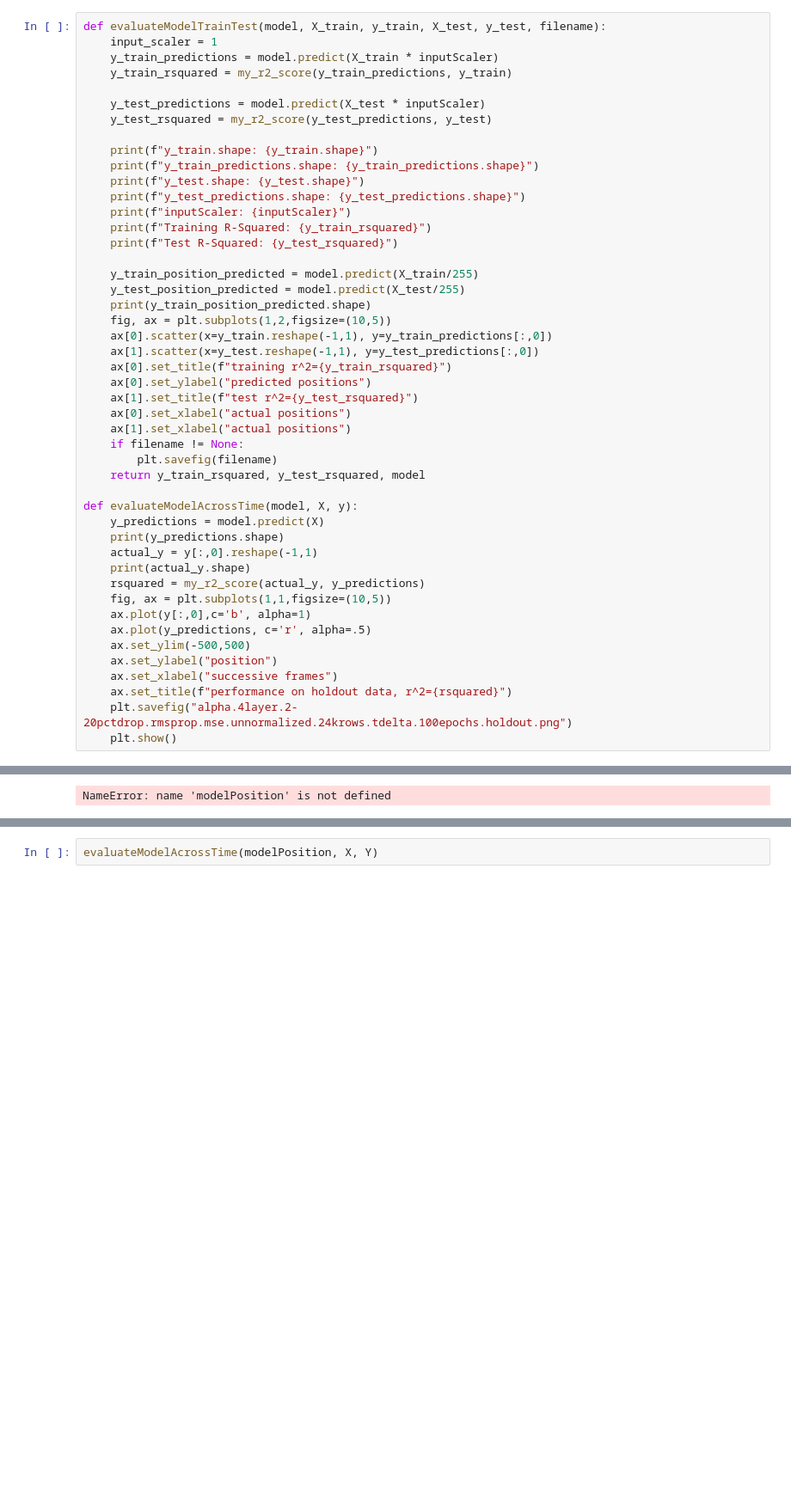
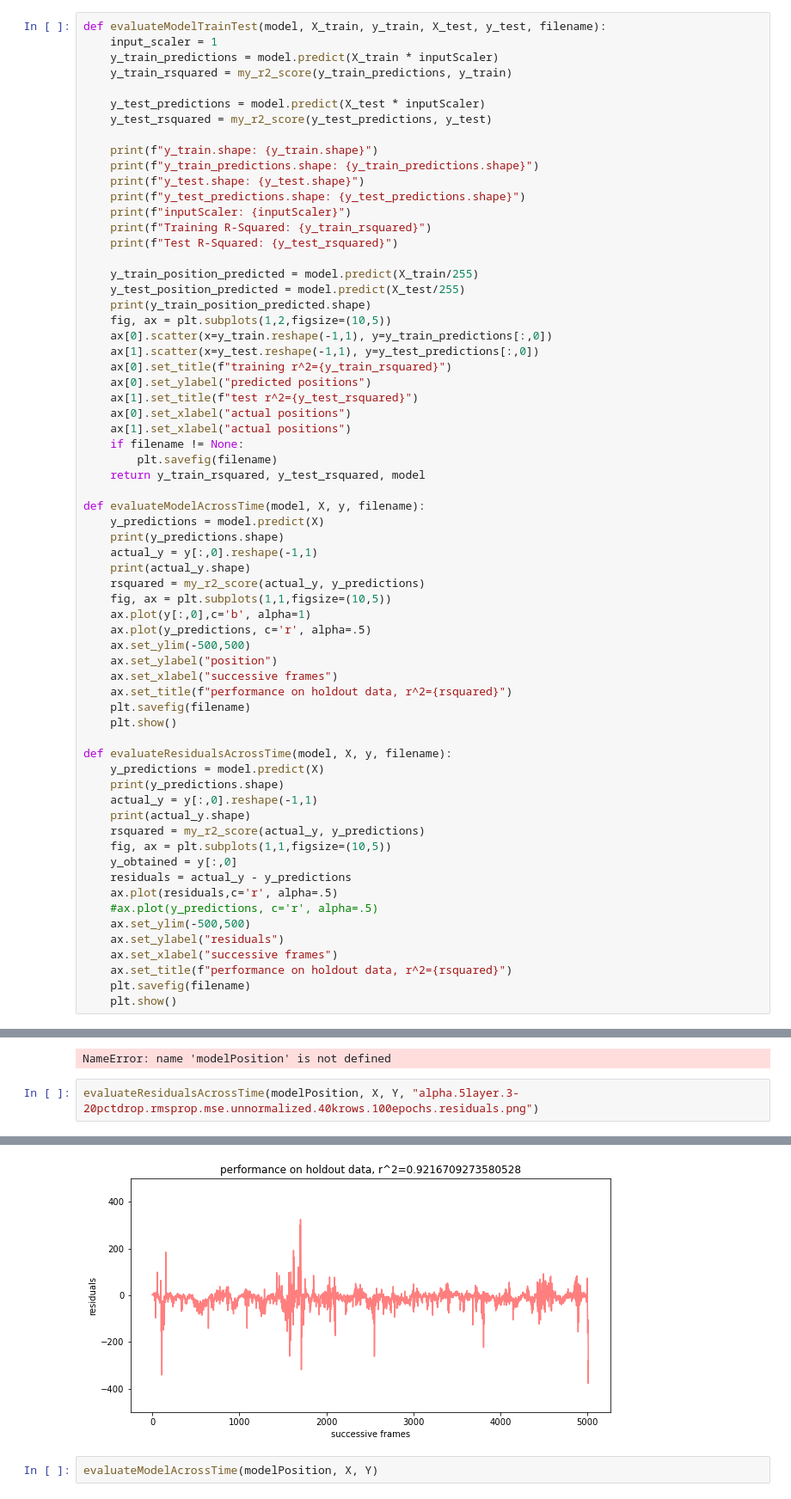
Before and after one commit to AndrewSamaha/MLRacer, a Jupyter notebook: cnn2.ipynb, the cells around one changed output, grey strips where cells are left out. Shown at 86% size. Saved outputs shown, nothing was run; the diff lists cells and outputs as text; blank space fills up the shorter version.

Commit message:
residuals

```diff
--- a/cnn2.ipynb
+++ b/cnn2.ipynb
@@ -220,7 +220,7 @@ def evaluateModelTrainTest(model, X_train, y_train, X_test, y_test, filename):
         plt.savefig(filename)
     return y_train_rsquared, y_test_rsquared, model
 
-def evaluateModelAcrossTime(model, X, y):
+def evaluateModelAcrossTime(model, X, y, filename):
     y_predictions = model.predict(X)
     print(y_predictions.shape)
     actual_y = y[:,0].reshape(-1,1)
@@ -233,8 +233,26 @@ def evaluateModelAcrossTime(model, X, y):
     ax.set_ylabel("position")
     ax.set_xlabel("successive frames")
     ax.set_title(f"performance on holdout data, r^2={rsquared}")
-    plt.savefig("alpha.4layer.2-20pctdrop.rmsprop.mse.unnormalized.24krows.tdelta.100epochs.holdout.png")
+    plt.savefig(filename)
     plt.show()
+
+def evaluateResidualsAcrossTime(model, X, y, filename):
+    y_predictions = model.predict(X)
+    print(y_predictions.shape)
+    actual_y = y[:,0].reshape(-1,1)
+    print(actual_y.shape)
+    rsquared = my_r2_score(actual_y, y_predictions)
+    fig, ax = plt.subplots(1,1,figsize=(10,5))
+    y_obtained = y[:,0]
+    residuals = actual_y - y_predictions
+    ax.plot(residuals,c='r', alpha=.5)
+    #ax.plot(y_predictions, c='r', alpha=.5)
+    ax.set_ylim(-500,500)
+    ax.set_ylabel("residuals")
+    ax.set_xlabel("successive frames")
+    ax.set_title(f"performance on holdout data, r^2={rsquared}")
+    plt.savefig(filename)
+    plt.show()
 # %%
 "alpha.5layer.3-20pctdrop.rmsprop.mse.unnormalized.40krows.100epochs.png"[:-4]
 # %% [output]
@@ -249,3 +267,6 @@ evaluateModelScatter(modelPosition,
                      filename="alpha.5layer.3-20pctdrop.rmsprop.mse.unnormalized.40krows.100epochs.png")
 # %% [output]
 NameError: name 'modelPosition' is not defined
+# %%
+evaluateResidualsAcrossTime(modelPosition, X, Y, "alpha.5layer.3-20pctdrop.rmsprop.mse.unnormalized.40krows.100epochs.residuals.png")
+# %% [output]
@@ -252,3 +275,4 @@ NameError: name 'modelPosition' is not defined
+[figure, added]
 # %%
 evaluateModelAcrossTime(modelPosition, X, Y)
 # %% [output]
```
Also changed, not shown: parts of 1 cell of this notebook, 2 other files.
